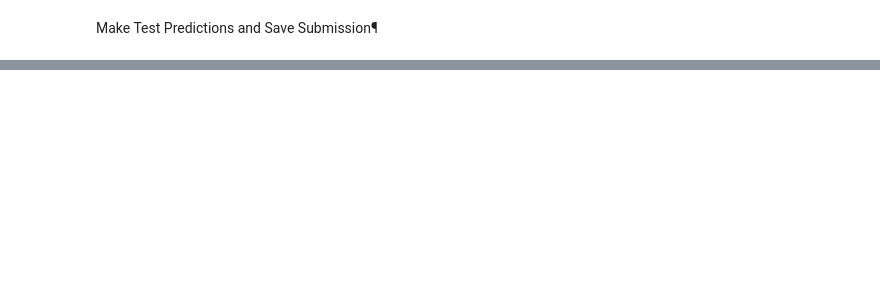
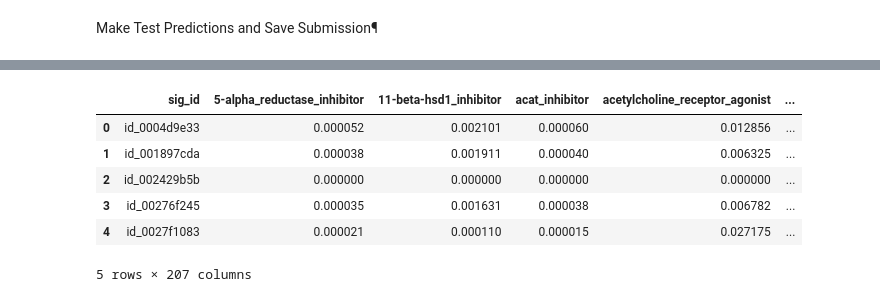
Before and after one commit to OSU-BMBL/BMI8050-2020, a Jupyter notebook: 2_dnn_example/dnn_example.ipynb, the cells around one changed output, grey strips where cells are left out. Cells and saved outputs as stored; diff of their text form; code cells hidden in the pictures; blank space fills up the shorter version.

```diff
--- a/2_dnn_example/dnn_example.ipynb
+++ b/2_dnn_example/dnn_example.ipynb
@@ -223,0 +234,10 @@ ValueError: Unable to coerce to DataFrame, shape must be (3982, 206): given (100
+# %%
+test_preds.head()
+# %% [output]
+|  | sig_id | 5-alpha_reductase_inhibitor | 11-beta-hsd1_inhibitor | acat_inhibitor | acetylcholine_receptor_agonist | ... |
+| 0 | id_0004d9e33 | 0.000052 | 0.002101 | 0.000060 | 0.012856 | ... |
+| 1 | id_001897cda | 0.000038 | 0.001911 | 0.000040 | 0.006325 | ... |
+| 2 | id_002429b5b | 0.000000 | 0.000000 | 0.000000 | 0.000000 | ... |
+| 3 | id_00276f245 | 0.000035 | 0.001631 | 0.000038 | 0.006782 | ... |
+| 4 | id_0027f1083 | 0.000021 | 0.000110 | 0.000015 | 0.027175 | ... |
+5 rows × 207 columns
```
Also changed, not shown: parts of 5 cells of this notebook.
